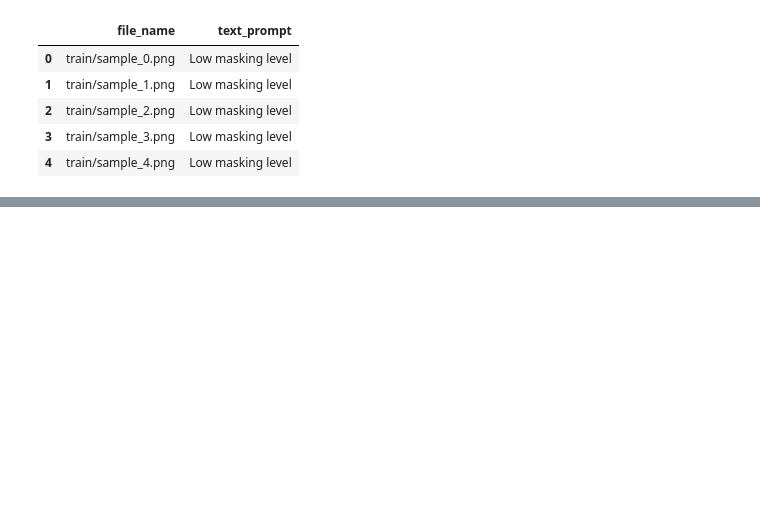
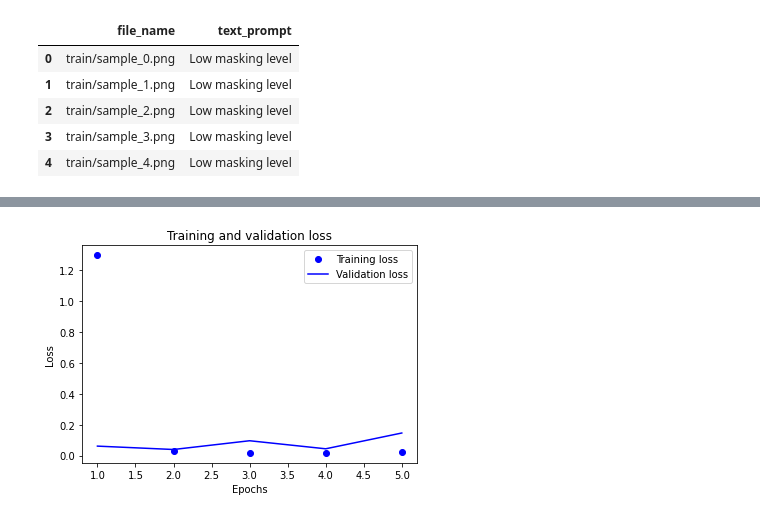
Before and after one commit to brentvblake/mammography-DL-masking-level-classifier, a Jupyter notebook: finalProject.ipynb, the cells around one changed output, grey strips where cells are left out. Cells and saved outputs as stored; diff of their text form; code cells hidden in the pictures; blank space fills up the shorter version.

```diff
--- a/finalProject.ipynb
+++ b/finalProject.ipynb
@@ -15,0 +94,12 @@ df.head()
+# %%
+#split data into train and test
+from sklearn.model_selection import train_test_split
+X_train, X_test, y_train, y_test = train_test_split(images, labels, test_size=0.2, random_state=42)
+# %%
+#split train into train and validation
+X_train, X_val, y_train, y_val = train_test_split(X_train, y_train, test_size=0.25, random_state=42)
+# %%
+#train model
+model.compile(optimizer='adam',
+              loss='sparse_categorical_crossentropy',
+              metrics=['accuracy'])
@@ -15,0 +108,3 @@ df.head()
+# %%
+#train model
+model.fit(np.array(X_train), np.array(y_train), epochs=5, batch_size=64, validation_data=(np.array(X_val), np.array(y_val)))
@@ -15,0 +127,15 @@ df.head()
+# %%
+#show graph of training loss and validation loss
+history_dict = model.history.history
+loss_values = history_dict["loss"]
+val_loss_values = history_dict["val_loss"]
+epochs = range(1, len(loss_values) + 1)
+plt.plot(epochs, loss_values, "bo", label="Training loss")
+plt.plot(epochs, val_loss_values, "b", label="Validation loss")
+plt.title("Training and validation loss")
+plt.xlabel("Epochs")
+plt.ylabel("Loss")
+plt.legend()
+plt.show()
+# %% [output]
+[figure, added]
```
Also changed, not shown: parts of 14 cells of this notebook.
